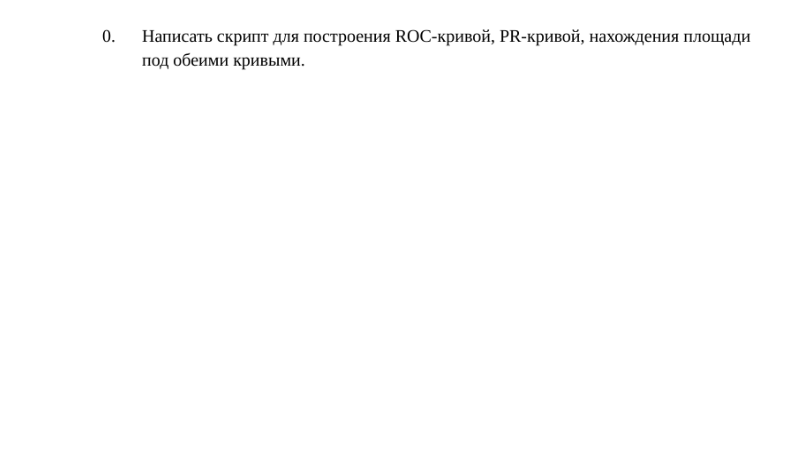
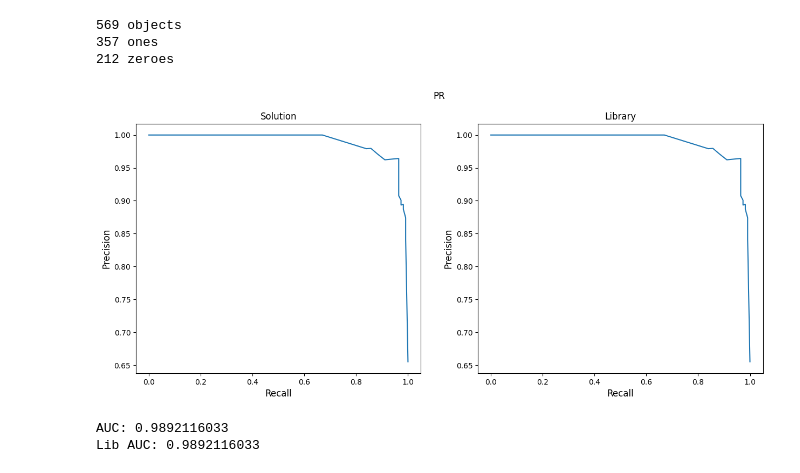
Before and after one commit to CuSynth/mlcourse, a Jupyter notebook: task 0/solution.ipynb, the cells around one changed output. Saved outputs shown, nothing was run; the diff lists cells and outputs as text; code cells hidden in the pictures; blank space fills up the shorter version.

Commit message:
solution is here

```diff
--- a/task 0/solution.ipynb
+++ b/task 0/solution.ipynb
@@ -3,4 +20,39 @@ from IPython.display import Image
-# %%
-Image('task 0.png')
-# %% [output]
-[figure, removed]
+# %%
+dset = datasets.load_breast_cancer()
+X = dset.data
+y = dset.target
+
+print("%d objects"%(len(y)))
+print("%d ones"%(np.sum(y)))
+print("%d zeroes"%(len(y)-np.sum(y)))
+
+X_train, X_test, y_train, y_test = train_test_split(X, y, test_size=0.3, random_state=10)
+# %% [output]
+569 objects
+357 ones
+212 zeroes
+# %%
+clf = KNeighborsClassifier(n_neighbors=20)
+# clf=DecisionTreeClassifier(max_depth=5)
+
+best_classifier = None
+best_accuracy = None
+
+kf = KFold(n_splits=5)
+for i, (train_index, val_index) in enumerate(kf.split(X_train)):
+    X_split_train, y_split_train = X_train[train_index], y_train[train_index]
+    X_split_valid, y_split_valid = X_train[val_index], y_train[val_index]
+
+    clf_fold = clone(clf)
+    classifier = clf_fold.fit(X_split_train, y_split_train)
+
+    pred = classifier.predict(X_split_valid)
+    accu = f1_score(y_split_valid, pred)
+
+    if (best_accuracy is not None) and best_accuracy < accu:
+        best_accuracy = accu
+        best_classifier = classifier
+
+    elif best_accuracy is None:
+        best_accuracy = accu
+        best_classifier = classifier
@@ -6,0 +61,24 @@ Image('task 0.png')
+# %%
+probs = best_classifier.predict_proba(X_test)
+p0 = probs[:, 0]
+p1 = probs[:, 1]
+# %%
+prec, rec, thresholds = curve.precision_recall_curve(y_test, p1)
+lib_prec, lib_rec, lib_thresholds = precision_recall_curve(y_test, p1)
+
+fig = plt.figure(figsize=(15, 6))
+fig.suptitle("PR", fontsize=12)
+pr =  fig.add_subplot(121)
+lib_pr =  fig.add_subplot(122)
+
+curve.plot_curve(rec, prec, plot=pr, title="Solution", xlabel="Recall", ylabel="Precision")
+curve.plot_curve(lib_rec , lib_prec, plot=lib_pr, title="Library", xlabel="Recall", ylabel="Precision")
+
+plt.show()
+
+print('AUC: %1.10f' % (auc(rec, prec)))
+print('Lib AUC: %1.10f' % (auc(lib_rec, lib_prec)))
+# %% [output]
+[figure, added]
+AUC: 0.9892116033
+Lib AUC: 0.9892116033
```
Also changed, not shown: parts of 7 cells of this notebook.
